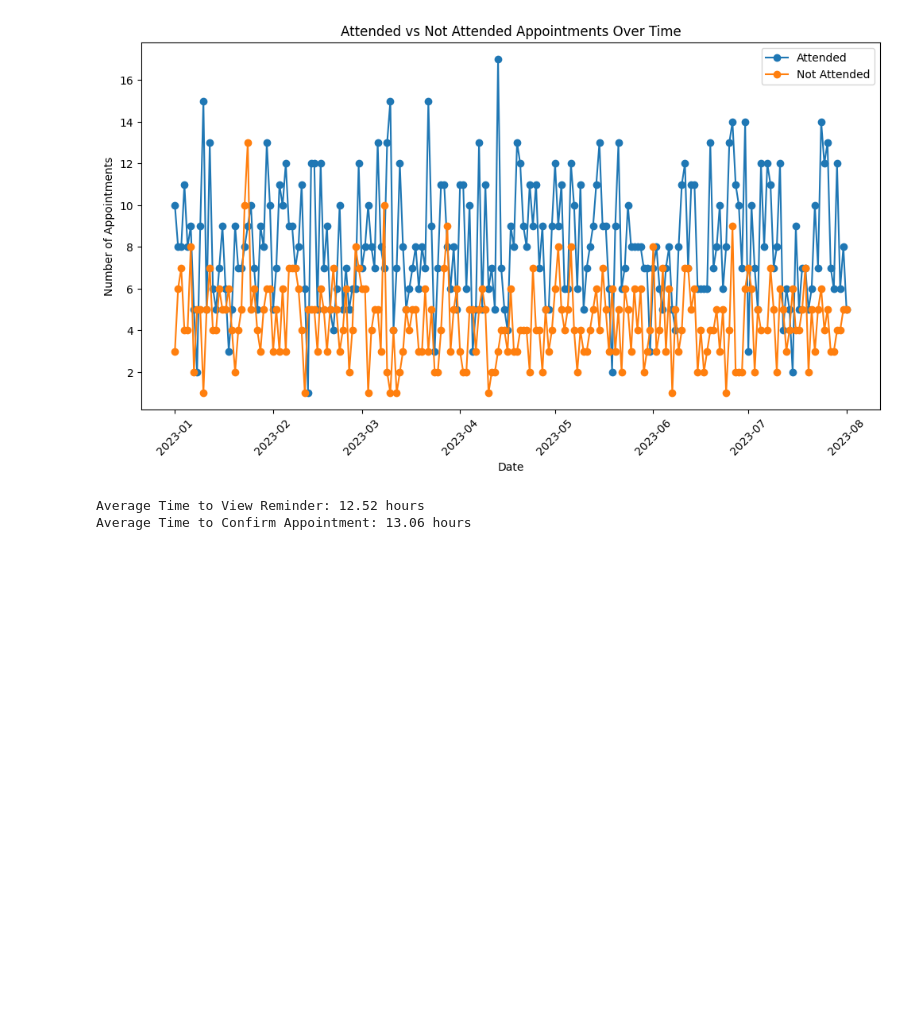
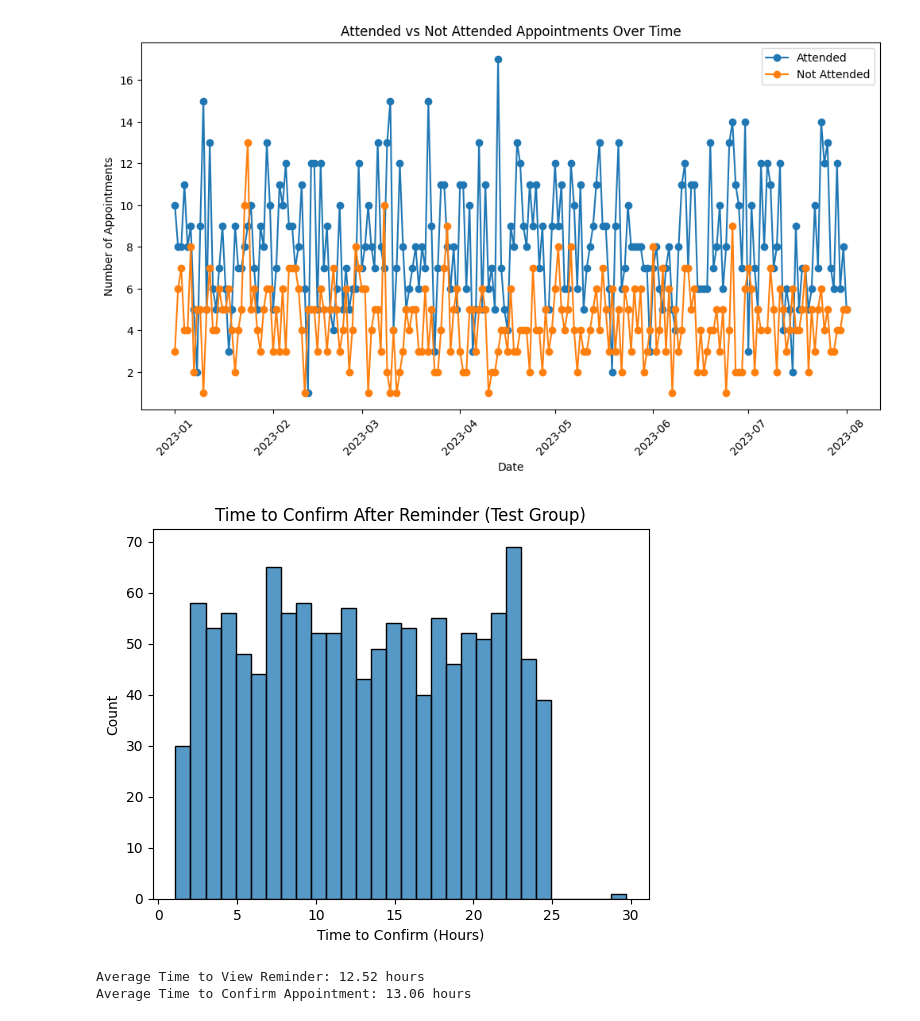
Before and after one commit to Ismat-Samadov/kyla_ProductAnalyst, a Jupyter notebook: task.ipynb, the cells around one changed output. Drawn from its saved outputs; the diff is of its cells as text; code cells hidden in the pictures; blank space fills up the shorter version.

```diff
--- a/task.ipynb
+++ b/task.ipynb
@@ -1345,6 +1345,39 @@ plt.legend()
 plt.show()
 # %% [output]
 [figure]
+# %%
+import seaborn as sns
+# Merge A/B Test Data with Appointments Data
+merged_data = pd.merge(ab_test_data, appointments_data, on='patient_id', how='left')
+
+# Ensure 'event_datetime' is in datetime format
+merged_data['event_datetime'] = pd.to_datetime(merged_data['event_datetime'])
+merged_data['appointment_date'] = pd.to_datetime(merged_data['appointment_date'])
+
+# Filter Test group data
+test_group = merged_data[merged_data['group'] == 'Test']
+
+# Identify the reminder_sent and appointment_confirmed events for each patient
+reminder_sent = test_group[test_group['event_name'] == 'reminder_sent']
+appointment_confirmed = test_group[test_group['event_name'] == 'appointment_confirmed']
+
+# Merge to calculate time difference between reminder_sent and appointment_confirmed
+reminder_confirmed = pd.merge(reminder_sent[['patient_id', 'event_datetime']],
+                              appointment_confirmed[['patient_id', 'event_datetime']],
+                              on='patient_id',
+                              suffixes=('_reminder_sent', '_appointment_confirmed'))
+
+# Calculate the time difference in hours
+reminder_confirmed['time_to_confirm'] = (reminder_confirmed['event_datetime_appointment_confirmed'] -
+                                         reminder_confirmed['event_datetime_reminder_sent']).dt.total_seconds() / 3600
+
+# Plot the distribution of time to confirm after reminder
+sns.histplot(reminder_confirmed['time_to_confirm'], bins=30)
+plt.title('Time to Confirm After Reminder (Test Group)')
+plt.xlabel('Time to Confirm (Hours)')
+plt.show()
+# %% [output]
+[figure, added]
 # %%
 # Load datasets
 ab_test_data = pd.read_csv('data/ab_test_data.csv')
```
